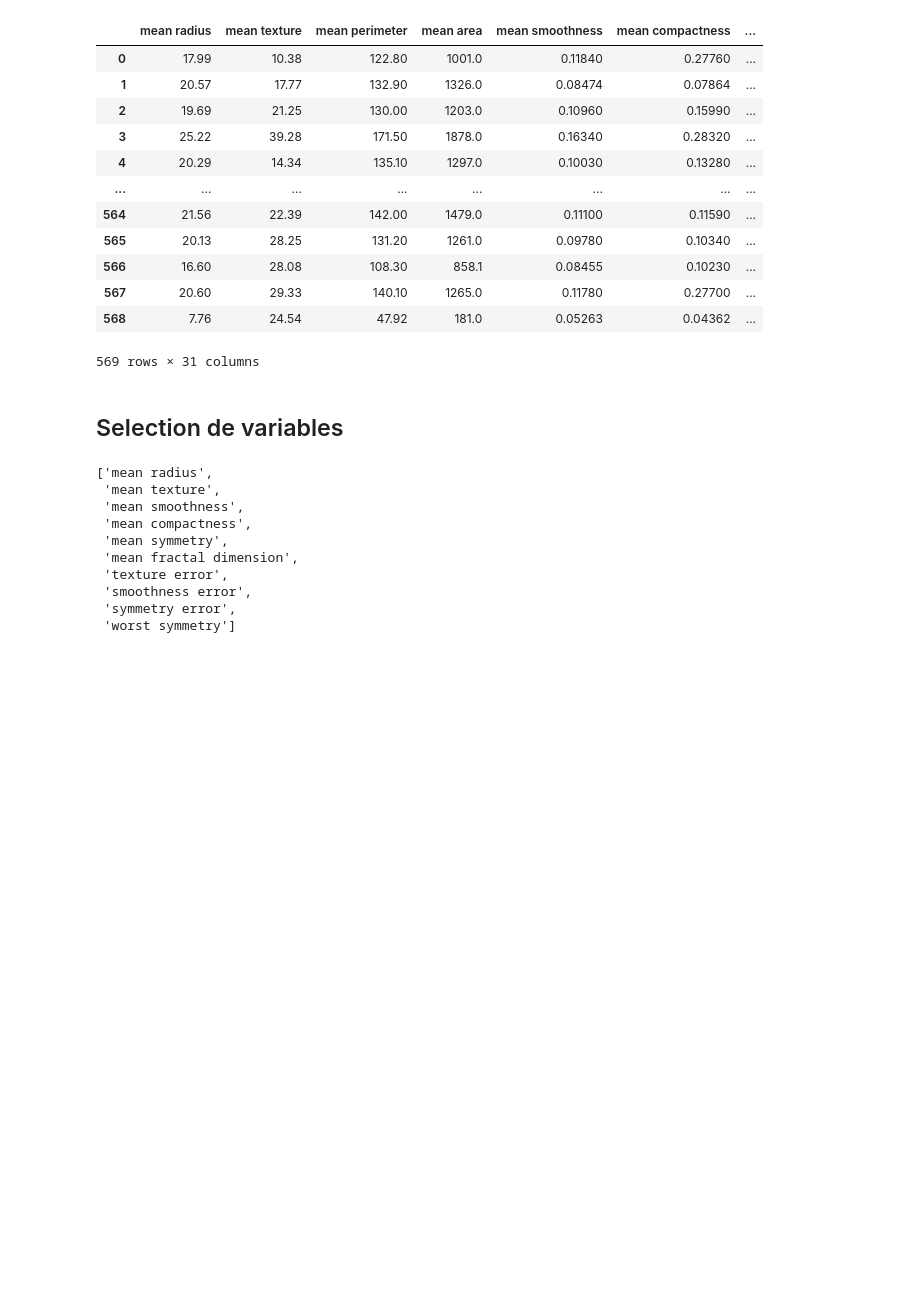
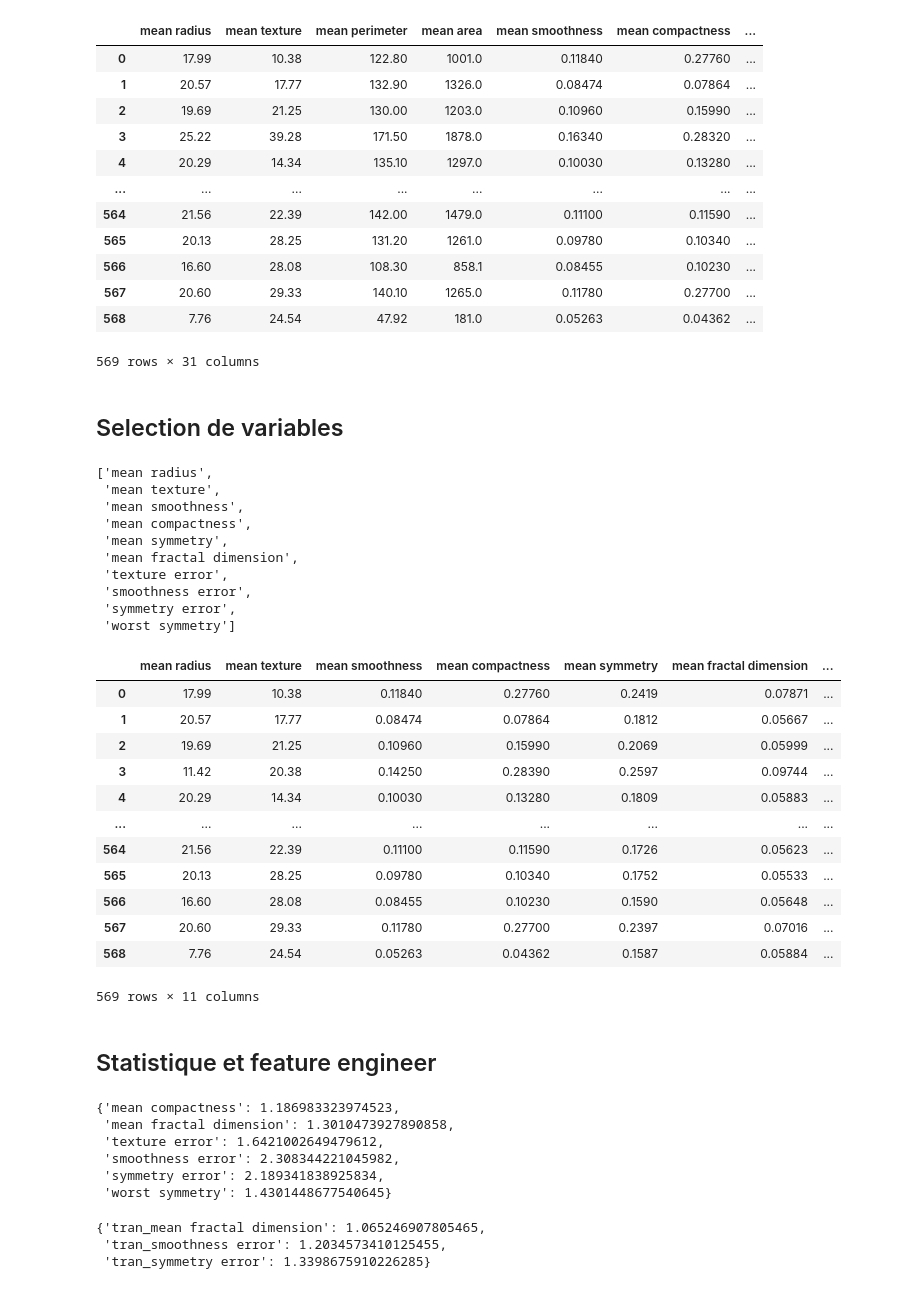
Before and after one commit to zakariafaouzi/linear_models, a Jupyter notebook: notebooks/data_preparation.ipynb, the cells around one changed output. Saved outputs shown, nothing was run; the diff lists cells and outputs as text; code cells hidden in the pictures; blank space fills up the shorter version.

```diff
--- a/notebooks/data_preparation.ipynb
+++ b/notebooks/data_preparation.ipynb
@@ -108,3 +108,40 @@ list_finale_features
  'smoothness error',
  'symmetry error',
  'worst symmetry']
+# %%
+# Finale dataset
+target_name = ["target"]
+features_names = list_finale_features
+new_df3 = new_df2[features_names + target_name]
+new_df3
+# %% [output]
+|  | mean radius | mean texture | mean smoothness | mean compactness | mean symmetry | mean fractal dimension | ... |
+| 0 | 17.99 | 10.38 | 0.11840 | 0.27760 | 0.2419 | 0.07871 | ... |
+| 1 | 20.57 | 17.77 | 0.08474 | 0.07864 | 0.1812 | 0.05667 | ... |
+| 2 | 19.69 | 21.25 | 0.10960 | 0.15990 | 0.2069 | 0.05999 | ... |
+| 3 | 11.42 | 20.38 | 0.14250 | 0.28390 | 0.2597 | 0.09744 | ... |
+| 4 | 20.29 | 14.34 | 0.10030 | 0.13280 | 0.1809 | 0.05883 | ... |
+| ... | ... | ... | ... | ... | ... | ... | ... |
+| 564 | 21.56 | 22.39 | 0.11100 | 0.11590 | 0.1726 | 0.05623 | ... |
+| 565 | 20.13 | 28.25 | 0.09780 | 0.10340 | 0.1752 | 0.05533 | ... |
+| 566 | 16.60 | 28.08 | 0.08455 | 0.10230 | 0.1590 | 0.05648 | ... |
+| 567 | 20.60 | 29.33 | 0.11780 | 0.27700 | 0.2397 | 0.07016 | ... |
+| 568 | 7.76 | 24.54 | 0.05263 | 0.04362 | 0.1587 | 0.05884 | ... |
+569 rows × 11 columns
+# %% [markdown]
+## Statistique et feature engineer
+# %%
+from scipy.stats import skew
+dict_skewness = {}
+for col in features_names:
+    s = skew(new_df3[col])
+    if abs(s)>1:
+        dict_skewness[col] = s
+dict_skewness
+# %% [output]
+{'mean compactness': 1.186983323974523,
+ 'mean fractal dimension': 1.3010473927890858,
+ 'texture error': 1.6421002649479612,
+ 'smoothness error': 2.308344221045982,
+ 'symmetry error': 2.189341838925834,
+ 'worst symmetry': 1.4301448677540645}
@@ -110,0 +162,12 @@ list_finale_features
+# %%
+from scipy.stats import skew
+new_dict_skewness = {}
+for col in new_df4.columns:
+    s = skew(new_df4[col])
+    if abs(s)>1:
+        new_dict_skewness[col] = s
+new_dict_skewness
+# %% [output]
+{'tran_mean fractal dimension': 1.065246907805465,
+ 'tran_smoothness error': 1.2034573410125455,
+ 'tran_symmetry error': 1.3398675910226285}
```
Also changed, not shown: parts of 4 cells of this notebook, 4 other files.
